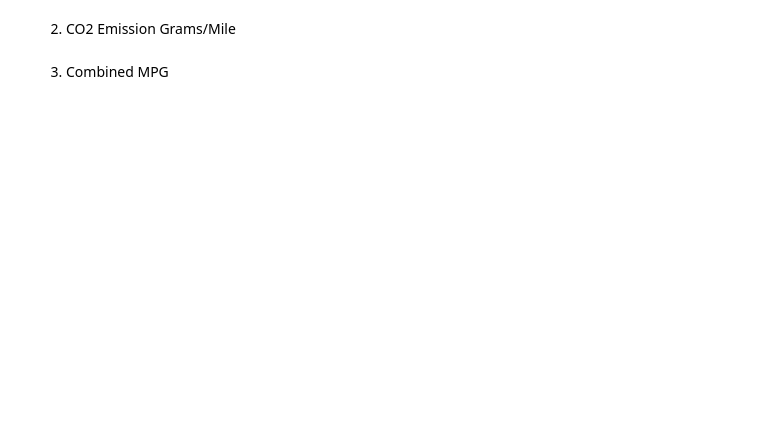
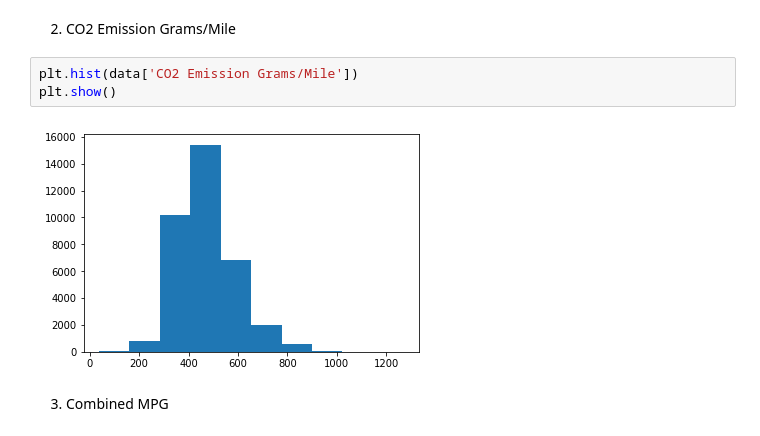
Before and after one commit to ta-datapt-bcn/lab-cont-probability-distribution, a Jupyter notebook: your_code/main.ipynb, the cells around one changed output. Drawn from its saved outputs; the diff is of its cells as text; blank space fills up the shorter version.

```diff
--- a/your_code/main.ipynb
+++ b/your_code/main.ipynb
@@ -72,4 +140,9 @@ Then plot the histograms for the following variables:
 # %% [markdown]
 2. CO2 Emission Grams/Mile
+# %%
+plt.hist(data['CO2 Emission Grams/Mile'])
+plt.show()
+# %% [output]
+[figure, added]
 # %% [markdown]
 3. Combined MPG
```
Also changed, not shown: parts of 15 cells of this notebook, 1 other file.
